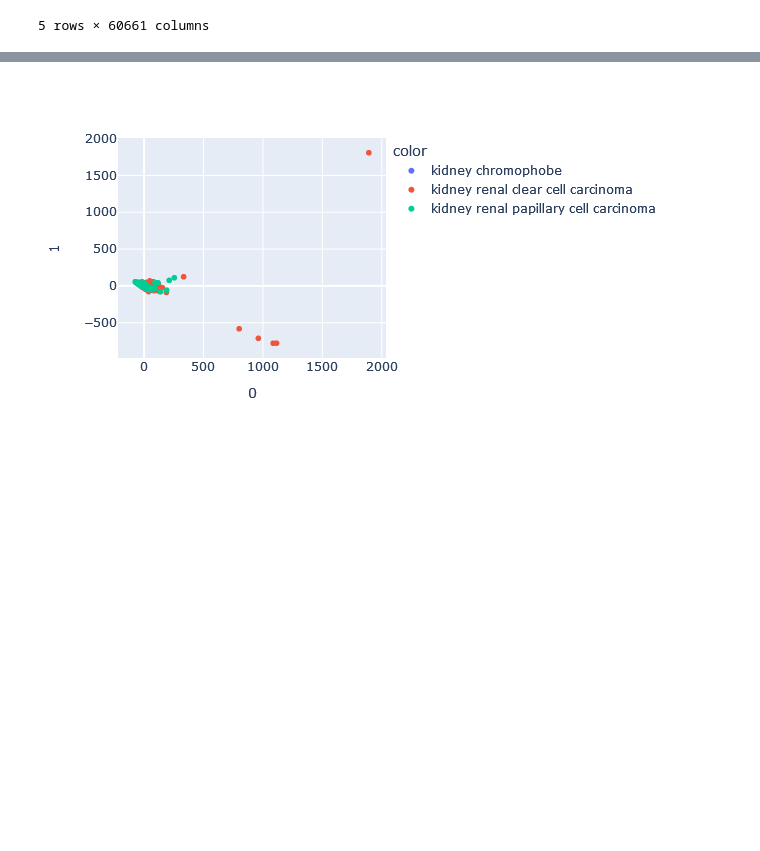
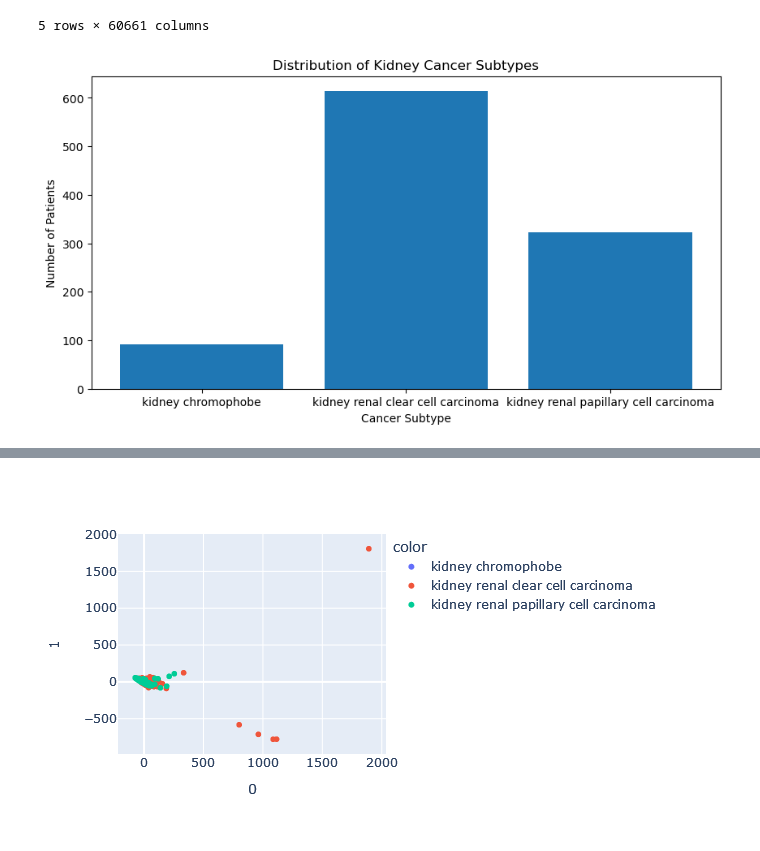
Before and after one commit to HaukeGS/AMLG-Project, a Jupyter notebook: PCA.ipynb, the cells around one changed output, grey strips where cells are left out. Cells and saved outputs as stored; diff of their text form; code cells hidden in the pictures; blank space fills up the shorter version.

```diff
--- a/PCA.ipynb
+++ b/PCA.ipynb
@@ -29,6 +30,18 @@ df.head()
 #In Frautres und Klasse aufteilen
 features = df.iloc[:, 0:-1].values
 Class = df.iloc[:, -1].values
+# %%
+#Daten visualisieren
+
+counter = collections.Counter(Class)
+fig = plt.figure(figsize=(10, 5))
+plt.bar(counter.keys(), counter.values())
+plt.xlabel("Cancer Subtype")
+plt.ylabel("Number of Patients")
+plt.title("Distribution of Kidney Cancer Subtypes")
+plt.show()
+# %% [output]
+[figure, added]
 # %%
 #Daten standardisieren
 features_std = StandardScaler().fit_transform(X=features)
```
Also changed, not shown: parts of 6 cells of this notebook.
